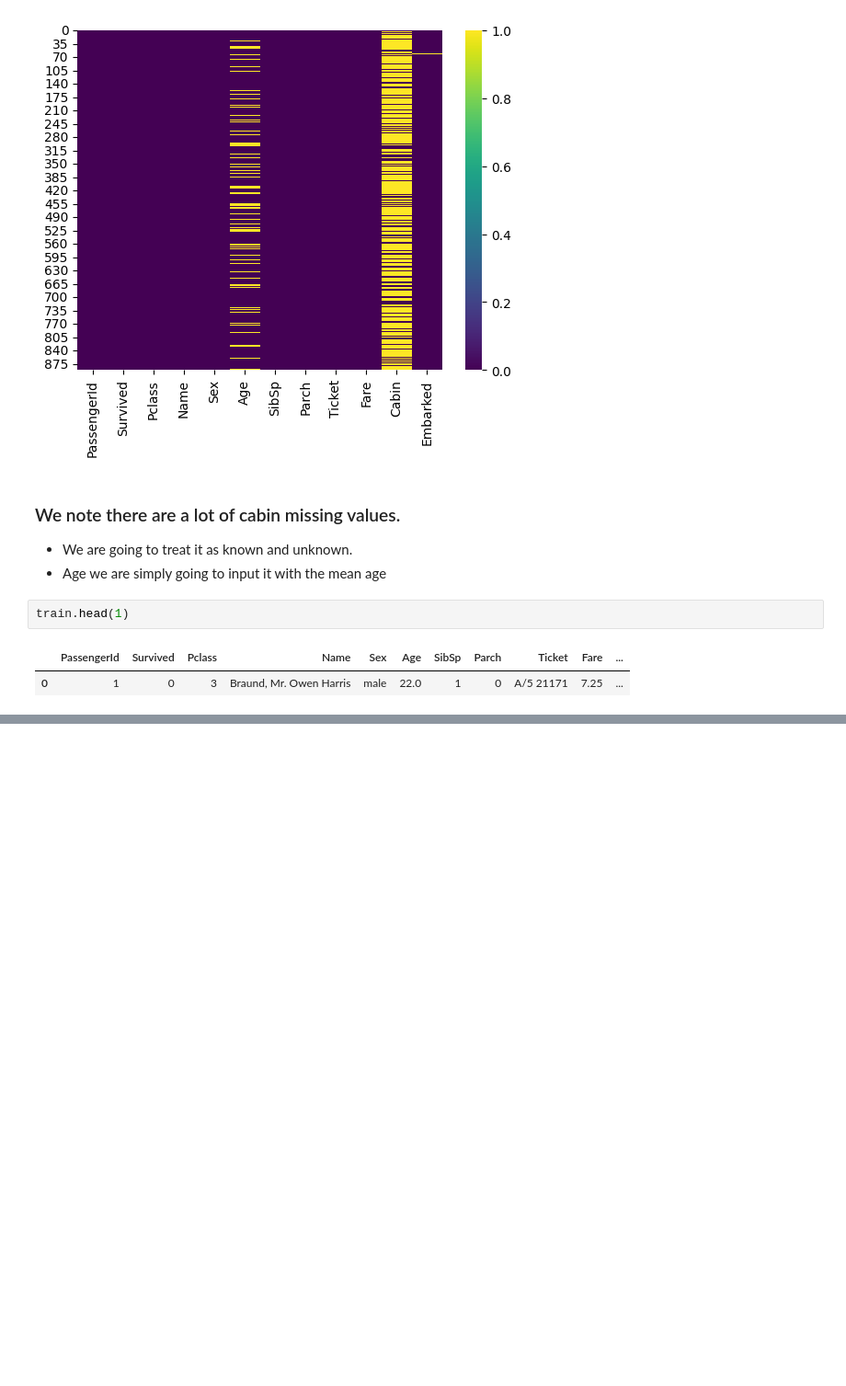
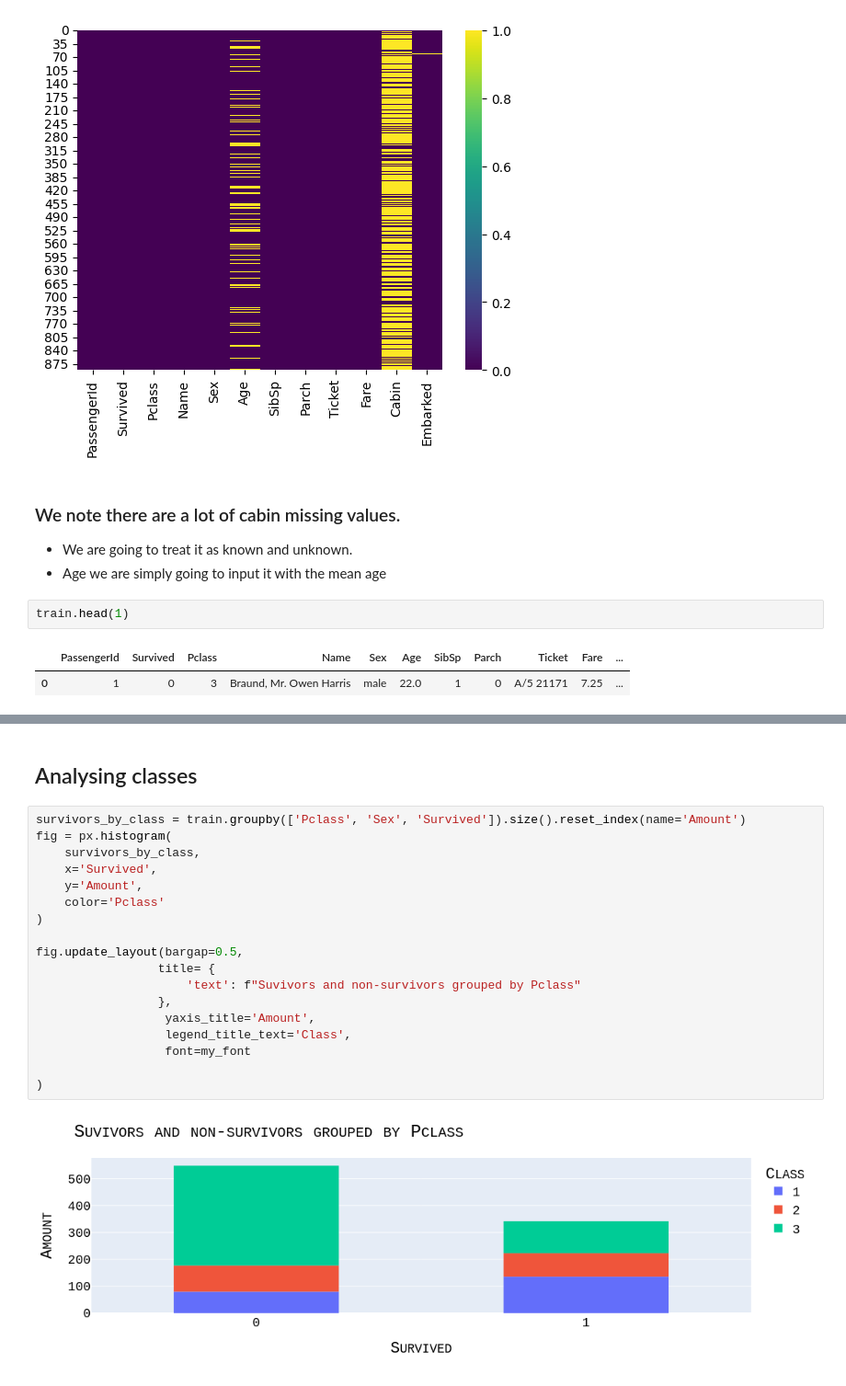
Before and after one commit to auserafim/ai-notebooks, a Jupyter notebook: titanic/titanic.ipynb, the cells around one changed output, grey strips where cells are left out. Shown at 92% size. Drawn from its saved outputs; the diff is of its cells as text; blank space fills up the shorter version.

```diff
--- a/titanic/titanic.ipynb
+++ b/titanic/titanic.ipynb
@@ -155,0 +179,22 @@ for i in sexes:
+# %% [markdown]
+## Analysing classes
+# %%
+survivors_by_class = train.groupby(['Pclass', 'Sex', 'Survived']).size().reset_index(name='Amount')
+fig = px.histogram(
+    survivors_by_class,
+    x='Survived',
+    y='Amount',
+    color='Pclass'
+)
+
+fig.update_layout(bargap=0.5,
+                 title= {
+                     'text': f"Suvivors and non-survivors grouped by Pclass"
+                 },
+                  yaxis_title='Amount',
+                  legend_title_text='Class',
+                  font=my_font
+
+)
+# %% [output]
+[figure, added]
```
Also changed, not shown: parts of 15 cells of this notebook.
